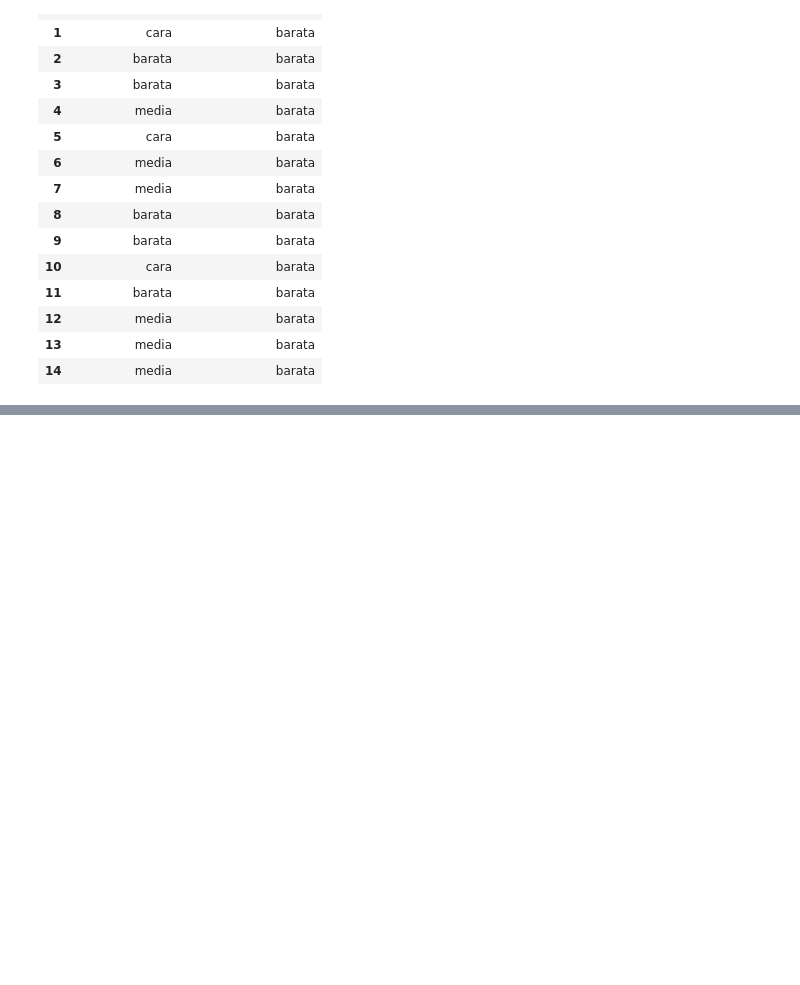
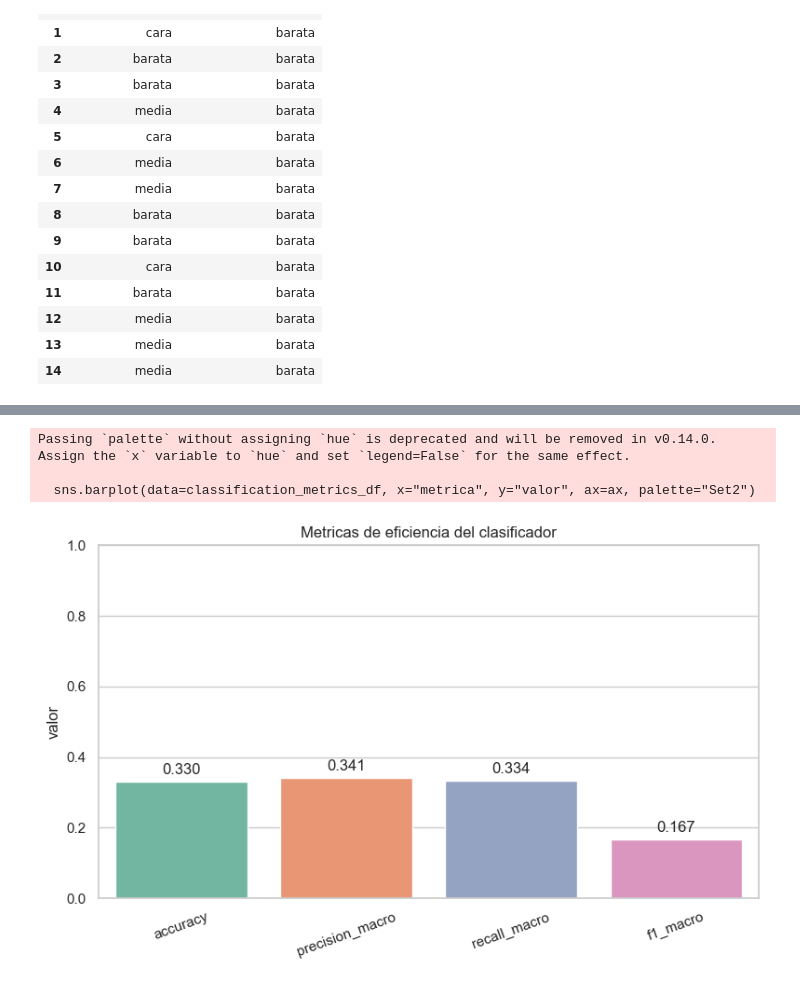
Before and after one commit to nicoCT04/lab5-MD, a Jupyter notebook: lab5_naive_bayes.ipynb, the cells around one changed output, grey strips where cells are left out. Drawn from its saved outputs; the diff is of its cells as text; code cells hidden in the pictures; blank space fills up the shorter version.

```diff
--- a/lab5_naive_bayes.ipynb
+++ b/lab5_naive_bayes.ipynb
@@ -410,0 +500,30 @@ display(classification_preview.head(15))
+# %%
+regression_efficiency_df = comparison_df.loc[
+    comparison_df["modelo"] == "Naive Bayes Regresion",
+    ["modelo", "MAE", "RMSE", "R2"],
+].reset_index(drop=True)
+
+classification_metrics_df = pd.DataFrame(
+    {
+        "metrica": ["accuracy", "precision_macro", "recall_macro", "f1_macro"],
+        "valor": [
+            accuracy_score(y_test_class, y_pred_class),
+            precision_score(y_test_class, y_pred_class, average="macro"),
+            recall_score(y_test_class, y_pred_class, average="macro"),
+            f1_score(y_test_class, y_pred_class, average="macro"),
+        ],
+    }
+)
+
+classification_report_df = pd.DataFrame(
+    classification_report(y_test_class, y_pred_class, output_dict=True)
+).transpose()
+
+print("Eficiencia del modelo de regresion (Naive Bayes):")
+display(regression_efficiency_df.round(4))
+
+print("Eficiencia del modelo de clasificacion (Naive Bayes):")
+display(classification_metrics_df.round(4))
+
+print("Detalle por clase:")
+display(classification_report_df.round(4))
@@ -410,0 +548,18 @@ display(classification_preview.head(15))
+# %%
+fig, ax = plt.subplots(figsize=(8, 5))
+sns.barplot(data=classification_metrics_df, x="metrica", y="valor", ax=ax, palette="Set2")
+ax.set_title("Metricas de eficiencia del clasificador")
+ax.set_xlabel("")
+ax.set_ylim(0, 1)
+ax.tick_params(axis="x", rotation=20)
+
+for i, value in enumerate(classification_metrics_df["valor"]):
+    ax.text(i, value + 0.02, f"{value:.3f}", ha="center")
+
+plt.tight_layout()
+plt.show()
+# %% [output]
+Passing `palette` without assigning `hue` is deprecated and will be removed in v0.14.0. Assign the `x` variable to `hue` and set `legend=False` for the same effect.
+
+  sns.barplot(data=classification_metrics_df, x="metrica", y="valor", ax=ax, palette="Set2")
+[figure, added]
```
Also changed, not shown: parts of 16 cells of this notebook, 1 other file.
